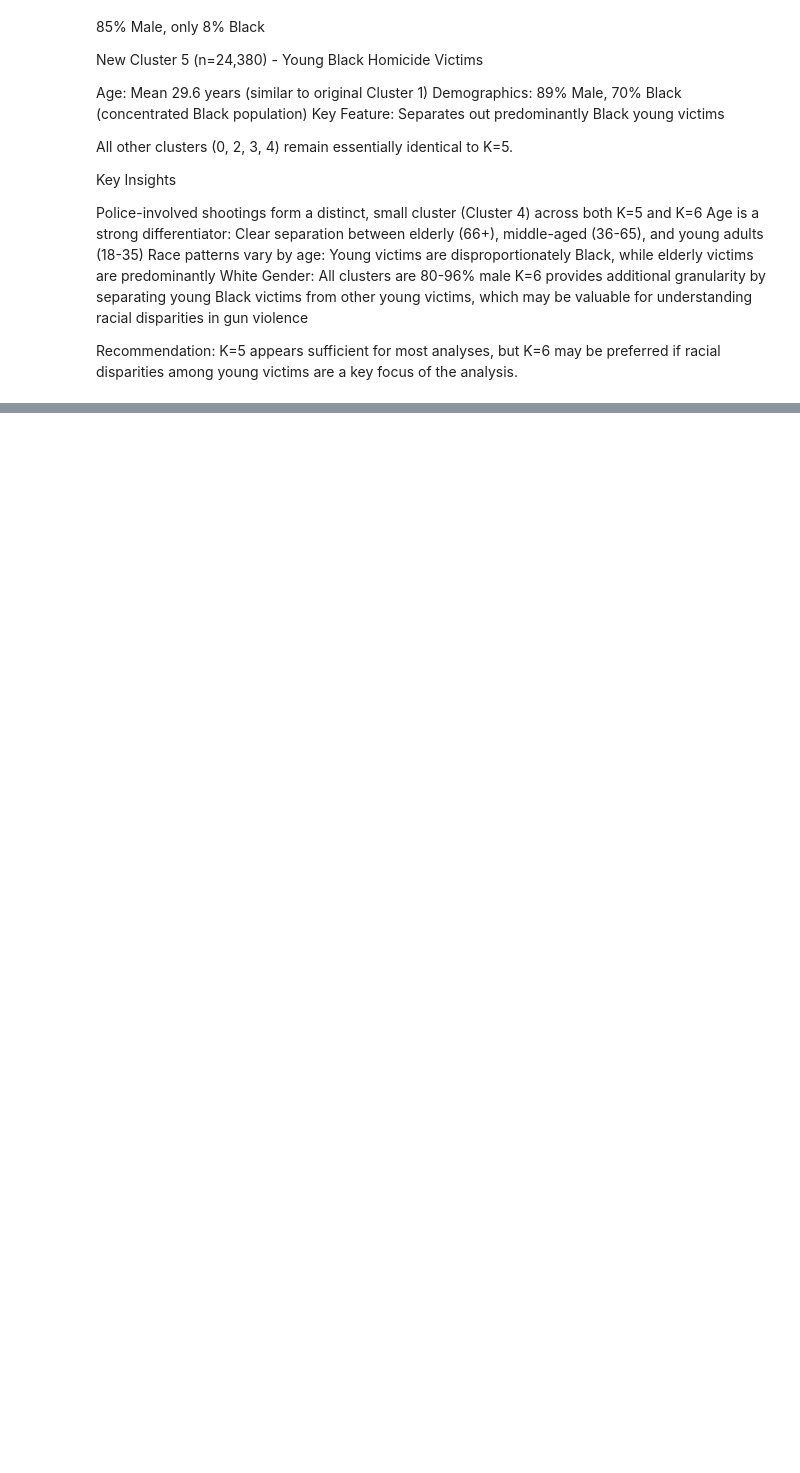
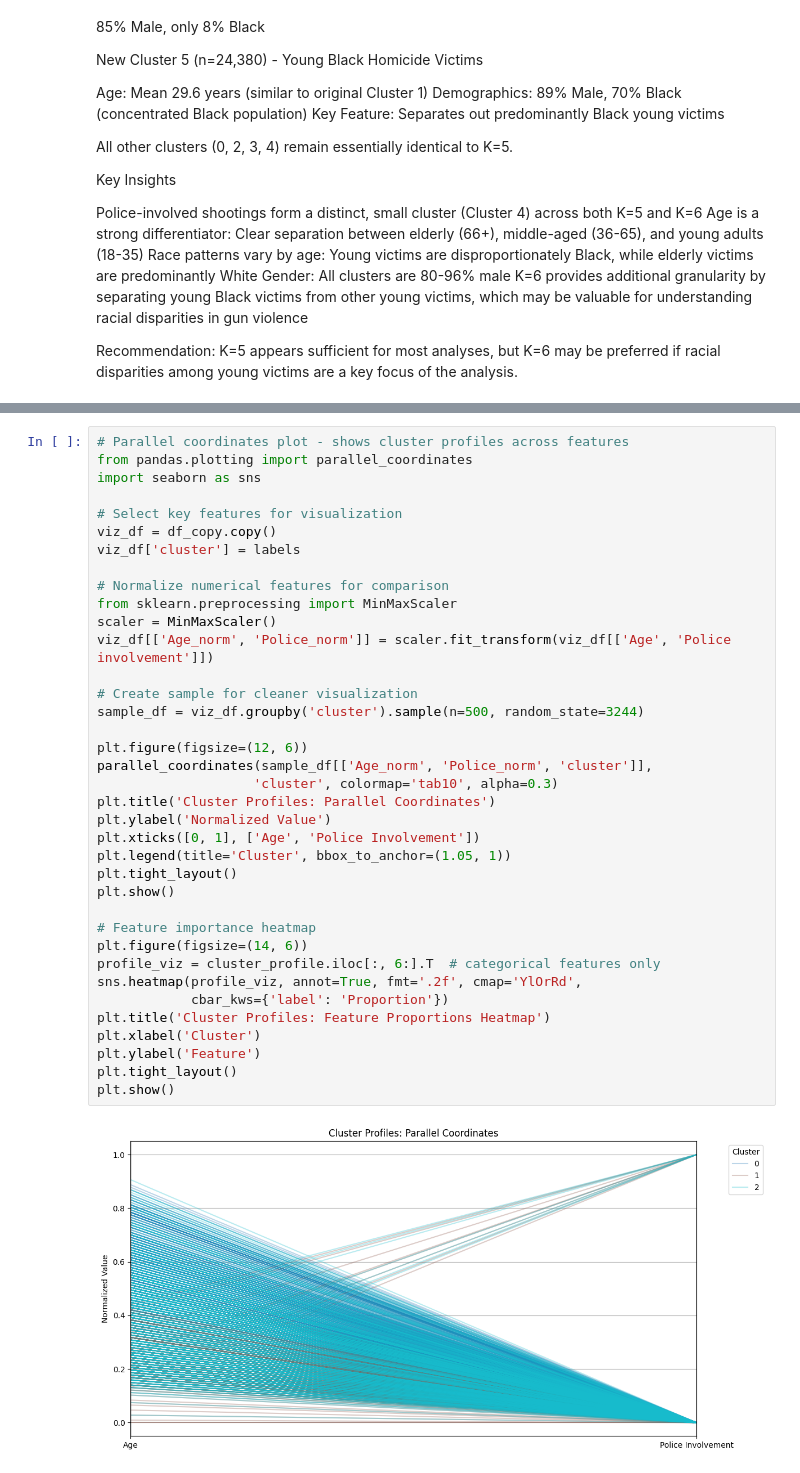
Before and after one commit to beckhamtoh/CS3244-Gun-Violence, a Jupyter notebook: notebooks/clustering.ipynb, the cells around one changed output, grey strips where cells are left out. Cells and saved outputs as stored; diff of their text form; blank space fills up the shorter version.

```diff
--- a/notebooks/clustering.ipynb
+++ b/notebooks/clustering.ipynb
@@ -324,0 +1829,39 @@ Recommendation: K=5 appears sufficient for most analyses, but K=6 may be preferr
+# %%
+# Parallel coordinates plot - shows cluster profiles across features
+from pandas.plotting import parallel_coordinates
+import seaborn as sns
+
+# Select key features for visualization
+viz_df = df_copy.copy()
+viz_df['cluster'] = labels
+
+# Normalize numerical features for comparison
+from sklearn.preprocessing import MinMaxScaler
+scaler = MinMaxScaler()
+viz_df[['Age_norm', 'Police_norm']] = scaler.fit_transform(viz_df[['Age', 'Police involvement']])
+
+# Create sample for cleaner visualization
+sample_df = viz_df.groupby('cluster').sample(n=500, random_state=3244)
+
+plt.figure(figsize=(12, 6))
+parallel_coordinates(sample_df[['Age_norm', 'Police_norm', 'cluster']],
+                    'cluster', colormap='tab10', alpha=0.3)
+plt.title('Cluster Profiles: Parallel Coordinates')
+plt.ylabel('Normalized Value')
+plt.xticks([0, 1], ['Age', 'Police Involvement'])
+plt.legend(title='Cluster', bbox_to_anchor=(1.05, 1))
+plt.tight_layout()
+plt.show()
+
+# Feature importance heatmap
+plt.figure(figsize=(14, 6))
+profile_viz = cluster_profile.iloc[:, 6:].T  # categorical features only
+sns.heatmap(profile_viz, annot=True, fmt='.2f', cmap='YlOrRd',
+            cbar_kws={'label': 'Proportion'})
+plt.title('Cluster Profiles: Feature Proportions Heatmap')
+plt.xlabel('Cluster')
+plt.ylabel('Feature')
+plt.tight_layout()
+plt.show()
+# %% [output]
+[figure, added]
```
Also changed, not shown: parts of 21 cells of this notebook.
